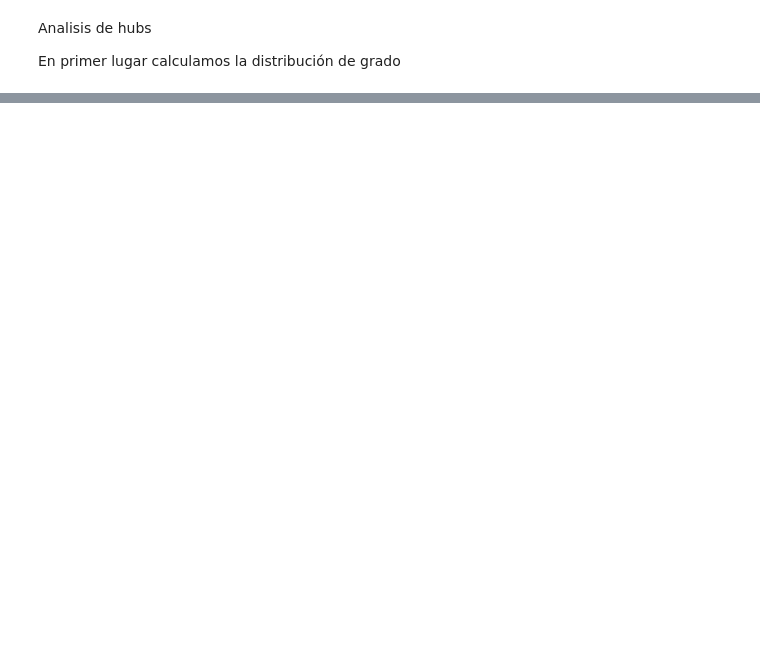
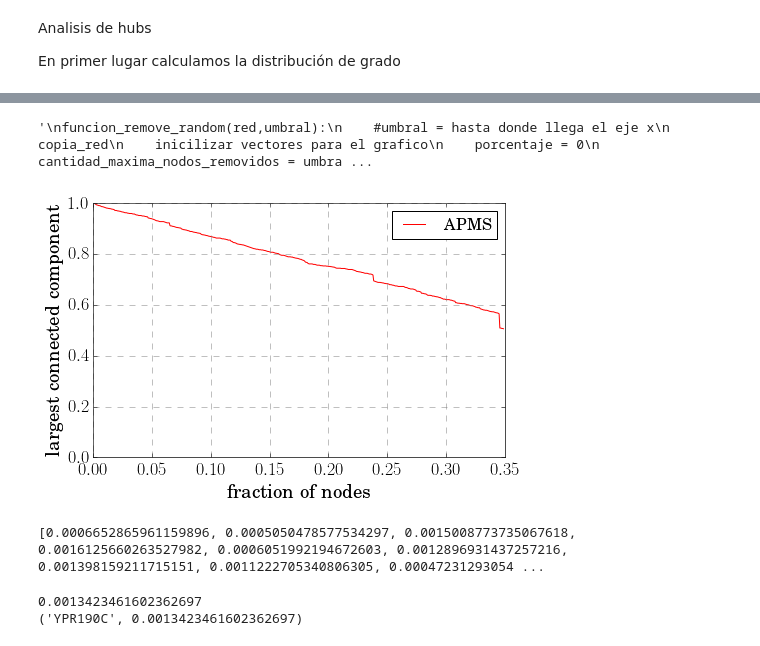
Before and after one commit to ignaciosticco/tp2, a Jupyter notebook: tp2.ipynb, the cells around one changed output, grey strips where cells are left out. Cells and saved outputs as stored; diff of their text form; code cells hidden in the pictures; blank space fills up the shorter version.

Commit message:
Current flow

```diff
--- a/tp2.ipynb
+++ b/tp2.ipynb
@@ -219,4 +266,62 @@ funcion_remove_random(red,umbral):
 
         eje_y+=[calculo]
     return(eje_x,eje_y)
+
+ListOfNodes = g.nodes()
+NumberofNodes = g.number_of_nodes()
+sample = 1
+RandomSample = random.sample(ListOfNodes, sample)
+print(ListOfNodes)
+g.remove_nodes_from(RandomSample)
+
 '''
+# %% [output]
+'\nfuncion_remove_random(red,umbral):\n    #umbral = hasta donde llega el eje x\n    copia_red\n    inicilizar vectores para el grafico\n    porcentaje = 0\n    cantidad_maxima_nodos_removidos = umbra ...
+# %%
+def funcion_remove_random(red,umbral):
+    copia_red = red.copy()
+    size_giant_original = len(max(nx.connected_components(red),key=len))
+    eje_x = []
+    eje_y = []
+    cantidad_nodos = copia_red.number_of_nodes()
+    cantidad_maxima_nodos_removidos = int(umbral*red.number_of_nodes())
+    for i in range(0,cantidad_maxima_nodos_removidos):
+        ListOfNodes = copia_red.nodes()
+        RandomSample = random.sample(ListOfNodes, 1)
+        copia_red.remove_nodes_from(RandomSample)
+        eje_x+=[i/float(cantidad_nodos)]
+        cantidad_nodos_copia = copia_red.number_of_nodes()
+        size_giant_copia = len(max(nx.connected_components(copia_red),key=len))
+        calculo = size_giant_copia/float(size_giant_original)
+        eje_y+=[calculo]
+    return(eje_x,eje_y)
+# %%
+resultado = funcion_remove_random(G_APMS,0.35)
+# %%
+plt.plot(resultado[0],resultado[1],'-r',label='APMS')
+pylab.xlabel('fraction of nodes')
+pylab.ylabel('largest connected component')
+plt.grid(color='gray', linestyle='--')
+pylab.ylim(0, 1)
+pylab.xlim(0, 0.35)
+plt.legend()
+plt.show()
+# %% [output]
+[figure, added]
+# %%
+lista_beetwenes = []
+for component in nx.connected_component_subgraphs(G_APMS):
+    cf = nx.current_flow_closeness_centrality(component, weight='weight', dtype='float', solver='lu')
+    lista_beetwenes+=[x for x in list(cf.values())]
+print(lista_beetwenes)
+# %% [output]
+[0.0006652865961159896, 0.0005050478577534297, 0.0015008773735067618, 0.0016125660263527982, 0.0006051992194672603, 0.0012896931437257216, 0.001398159211715151, 0.0011222705340806305, 0.00047231293054 ...
+# %%
+Giant_component = max(nx.connected_component_subgraphs(G_APMS), key=len)
+dict_current_flow= nx.current_flow_closeness_centrality(Giant_component, weight='weight', dtype='float', solver='lu')
+sorted_x = sorted(dict_current_flow.items(), key=operator.itemgetter(1))
+print(max(sorted_x)[1])
+print(max(sorted_x))
+# %% [output]
+0.0013423461602362697
+('YPR190C', 0.0013423461602362697)
```
Also changed, not shown: parts of 33 cells of this notebook.
